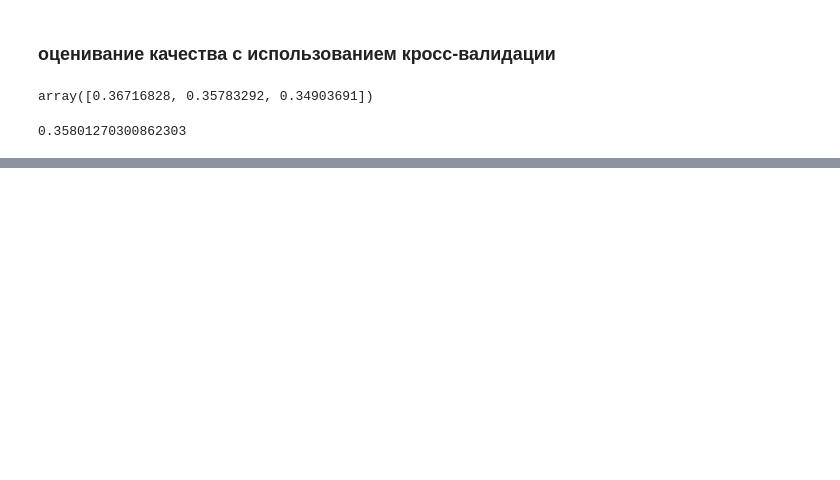
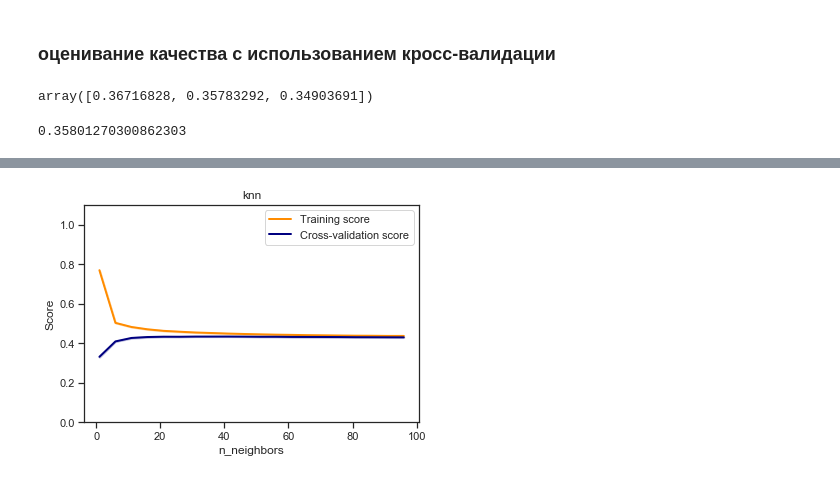
Before and after one commit to blackplayerten/Machine-Learning, a Jupyter notebook: лр4/лр4.ipynb, the cells around one changed output, grey strips where cells are left out. Cells and saved outputs as stored; diff of their text form; code cells hidden in the pictures; blank space fills up the shorter version.

```diff
--- a/лр4/лр4.ipynb
+++ b/лр4/лр4.ipynb
@@ -255,0 +318,7 @@ scores
+# %%
+scoring = {'precision': 'precision_weighted',
+           'recall': 'recall_weighted',
+           'f1': 'f1_weighted'}
+scores = cross_validate(KNeighborsClassifierObj, x, y.values.ravel(), scoring=scoring, cv=RepeatedKFold(n_splits=3, n_repeats=3),
+                        return_train_score=True, n_jobs=-1)
+scores
@@ -255,0 +499,38 @@ scores
+# %%
+def plotvalid_curve(estimator, title, x, y,
+                          param_name, param_range, cv,
+                          scoring="accuracy"):
+
+    train_scores, test_scores = validation_curve(
+        estimator, x, y, param_name=param_name, param_range=param_range,
+        cv=cv, scoring=scoring,
+        n_jobs=-1
+    )
+    train_scores_mean = np.mean(train_scores, axis=1)
+    train_scores_std = np.std(train_scores, axis=1)
+    test_scores_mean = np.mean(test_scores, axis=1)
+    test_scores_std = np.std(test_scores, axis=1)
+
+    plt.title(title)
+    plt.xlabel(param_name)
+    plt.ylabel("Score")
+    plt.ylim(0.0, 1.1)
+    lw = 2
+    plt.plot(param_range, train_scores_mean, label="Training score",
+                 color="darkorange", lw=lw)
+    plt.fill_between(param_range, train_scores_mean - train_scores_std,
+                     train_scores_mean + train_scores_std, alpha=0.2,
+                     color="darkorange", lw=lw)
+    plt.plot(param_range, test_scores_mean, label="Cross-validation score",
+                 color="navy", lw=lw)
+    plt.fill_between(param_range, test_scores_mean - test_scores_std,
+                     test_scores_mean + test_scores_std, alpha=0.2,
+                     color="navy", lw=lw)
+    plt.legend(loc="best")
+    return plt
+# %%
+plotvalid_curve(KNeighborsClassifier(), 'knn',
+                      xtrain, ytrain.values.ravel(),
+                      param_name='n_neighbors', param_range=n_neigh_values,
+                      cv=KFold(n_splits=3), scoring="accuracy")
+# %% [output]
@@ -255,0 +538 @@ scores
+[figure, added]
```
Also changed, not shown: parts of 34 cells of this notebook, 4 other files.
